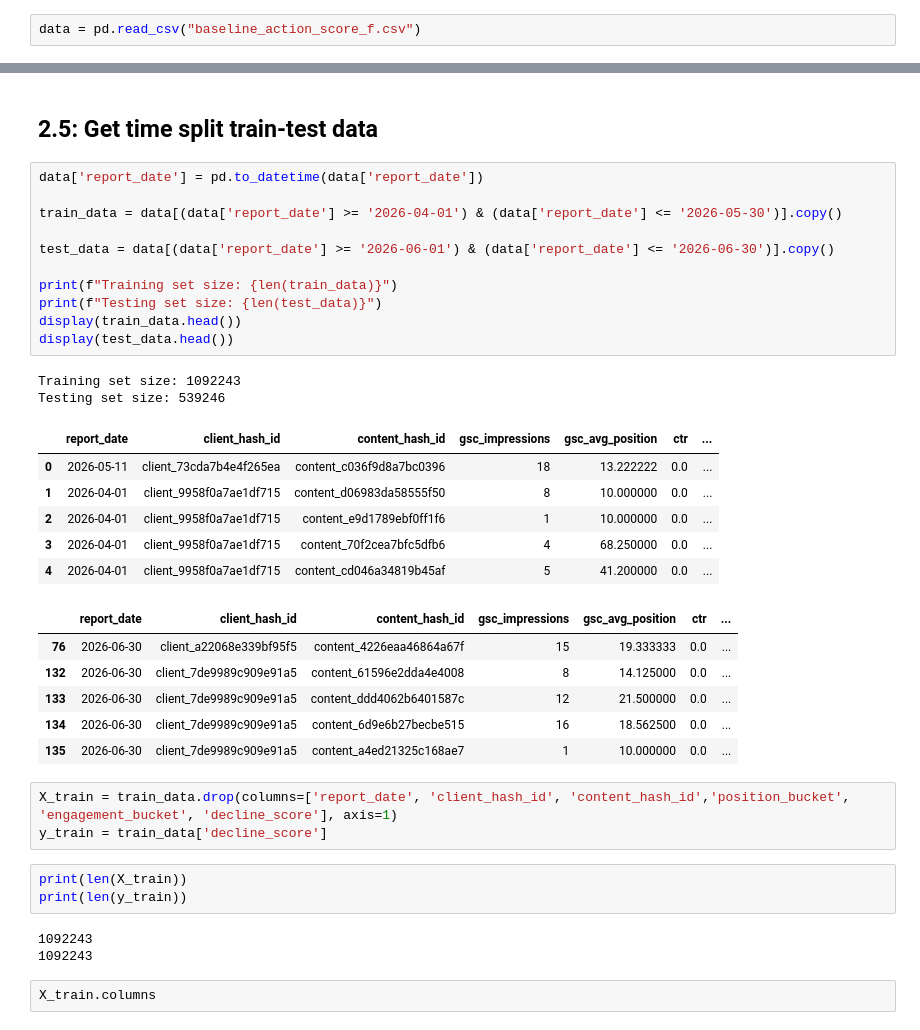
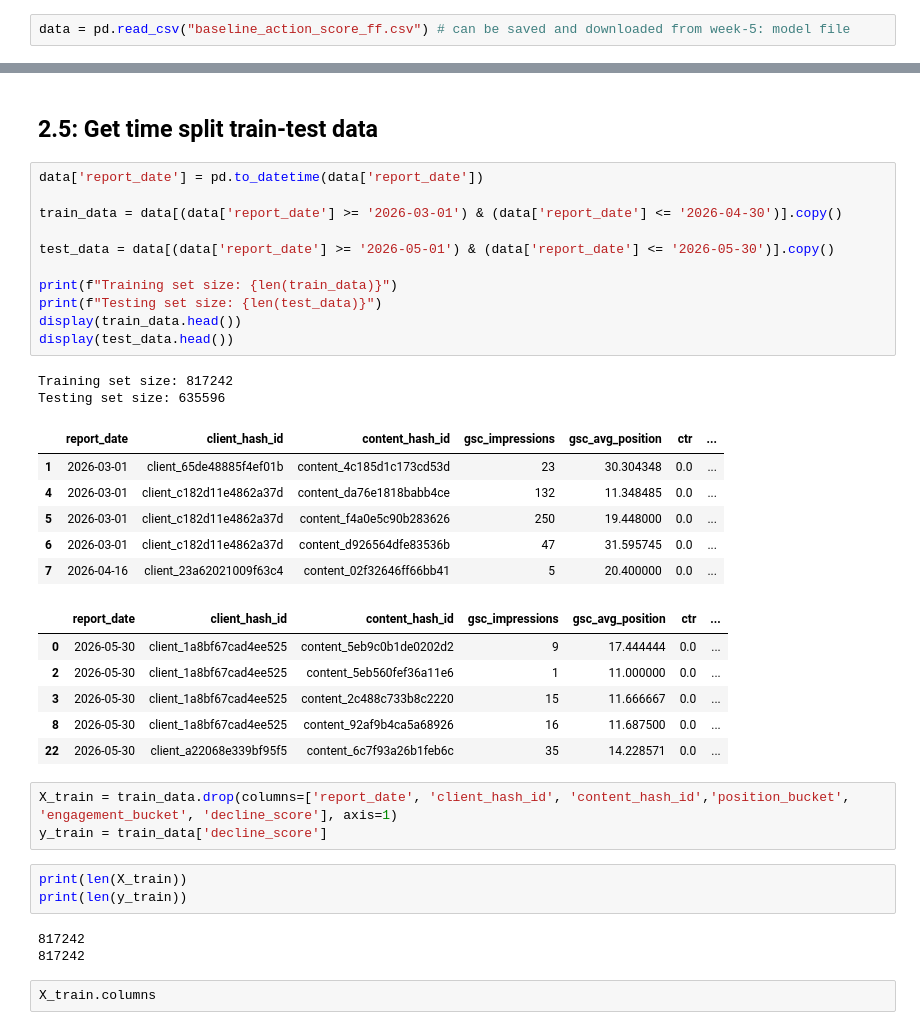
Before and after one commit to MuhammadFaizan0023/FlyRank_ML_internship_repo, a Jupyter notebook: work/notebooks/w06_validation_audit.ipynb, the cells around one changed output, grey strips where cells are left out. Drawn from its saved outputs; the diff is of its cells as text.

Commit message:
Week 6 done

```diff
--- a/work/notebooks/w06_validation_audit.ipynb
+++ b/work/notebooks/w06_validation_audit.ipynb
@@ -169,7 +170,7 @@ from sklearn.model_selection import train_test_split
 # %% [markdown]
 <h2>2.2: Read data</h2>
 # %%
-data = pd.read_csv("baseline_action_score_f.csv")
+data = pd.read_csv("baseline_action_score_ff.csv") # can be saved and downloaded from week-5: model file
 # %%
 data.head(10)
 # %% [output]
@@ -207,29 +208,29 @@ data = data.dropna(subset=['scroll_rate']).reset_index(drop=True)
 # %%
 data['report_date'] = pd.to_datetime(data['report_date'])
 
-train_data = data[(data['report_date'] >= '2026-04-01') & (data['report_date'] <= '2026-05-30')].copy()
+train_data = data[(data['report_date'] >= '2026-03-01') & (data['report_date'] <= '2026-04-30')].copy()
 
-test_data = data[(data['report_date'] >= '2026-06-01') & (data['report_date'] <= '2026-06-30')].copy()
+test_data = data[(data['report_date'] >= '2026-05-01') & (data['report_date'] <= '2026-05-30')].copy()
 
 print(f"Training set size: {len(train_data)}")
 print(f"Testing set size: {len(test_data)}")
 display(train_data.head())
 display(test_data.head())
 # %% [output]
-Training set size: 1092243
-Testing set size: 539246
+Training set size: 817242
+Testing set size: 635596
 |  | report_date | client_hash_id | content_hash_id | gsc_impressions | gsc_avg_position | ctr | ... |
-| 0 | 2026-05-11 | client_73cda7b4e4f265ea | content_c036f9d8a7bc0396 | 18 | 13.222222 | 0.0 | ... |
-| 1 | 2026-04-01 | client_9958f0a7ae1df715 | content_d06983da58555f50 | 8 | 10.000000 | 0.0 | ... |
-| 2 | 2026-04-01 | client_9958f0a7ae1df715 | content_e9d1789ebf0ff1f6 | 1 | 10.000000 | 0.0 | ... |
-| 3 | 2026-04-01 | client_9958f0a7ae1df715 | content_70f2cea7bfc5dfb6 | 4 | 68.250000 | 0.0 | ... |
-| 4 | 2026-04-01 | client_9958f0a7ae1df715 | content_cd046a34819b45af | 5 | 41.200000 | 0.0 | ... |
+| 1 | 2026-03-01 | client_65de48885f4ef01b | content_4c185d1c173cd53d | 23 | 30.304348 | 0.0 | ... |
+| 4 | 2026-03-01 | client_c182d11e4862a37d | content_da76e1818babb4ce | 132 | 11.348485 | 0.0 | ... |
+| 5 | 2026-03-01 | client_c182d11e4862a37d | content_f4a0e5c90b283626 | 250 | 19.448000 | 0.0 | ... |
+| 6 | 2026-03-01 | client_c182d11e4862a37d | content_d926564dfe83536b | 47 | 31.595745 | 0.0 | ... |
+| 7 | 2026-04-16 | client_23a62021009f63c4 | content_02f32646ff66bb41 | 5 | 20.400000 | 0.0 | ... |
 |  | report_date | client_hash_id | content_hash_id | gsc_impressions | gsc_avg_position | ctr | ... |
-| 76 | 2026-06-30 | client_a22068e339bf95f5 | content_4226eaa46864a67f | 15 | 19.333333 | 0.0 | ... |
-| 132 | 2026-06-30 | client_7de9989c909e91a5 | content_61596e2dda4e4008 | 8 | 14.125000 | 0.0 | ... |
-| 133 | 2026-06-30 | client_7de9989c909e91a5 | content_ddd4062b6401587c | 12 | 21.500000 | 0.0 | ... |
-| 134 | 2026-06-30 | client_7de9989c909e91a5 | content_6d9e6b27becbe515 | 16 | 18.562500 | 0.0 | ... |
-| 135 | 2026-06-30 | client_7de9989c909e91a5 | content_a4ed21325c168ae7 | 1 | 10.000000 | 0.0 | ... |
+| 0 | 2026-05-30 | client_1a8bf67cad4ee525 | content_5eb9c0b1de0202d2 | 9 | 17.444444 | 0.0 | ... |
+| 2 | 2026-05-30 | client_1a8bf67cad4ee525 | content_5eb560fef36a11e6 | 1 | 11.000000 | 0.0 | ... |
+| 3 | 2026-05-30 | client_1a8bf67cad4ee525 | content_2c488c733b8c2220 | 15 | 11.666667 | 0.0 | ... |
+| 8 | 2026-05-30 | client_1a8bf67cad4ee525 | content_92af9b4ca5a68926 | 16 | 11.687500 | 0.0 | ... |
+| 22 | 2026-05-30 | client_a22068e339bf95f5 | content_6c7f93a26b1feb6c | 35 | 14.228571 | 0.0 | ... |
 # %%
 X_train = train_data.drop(columns=['report_date', 'client_hash_id', 'content_hash_id','position_bucket', 'engagement_bucket', 'decline_score'], axis=1)
 y_train = train_data['decline_score']
@@ -237,8 +238,8 @@ y_train = train_data['decline_score']
 print(len(X_train))
 print(len(y_train))
 # %% [output]
-1092243
-1092243
+817242
+817242
 # %%
 X_train.columns
 # %% [output]
```
Also changed, not shown: parts of 14 cells of this notebook.
